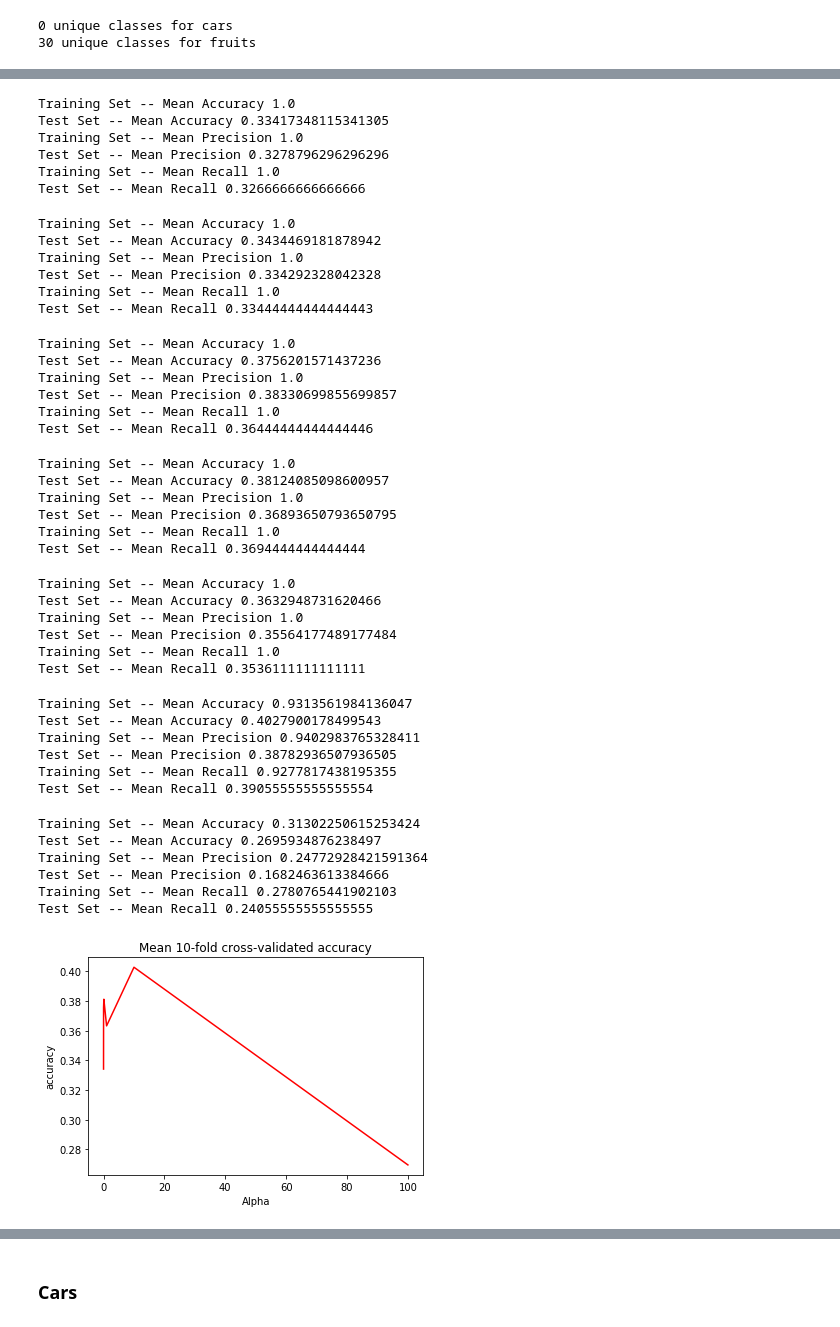
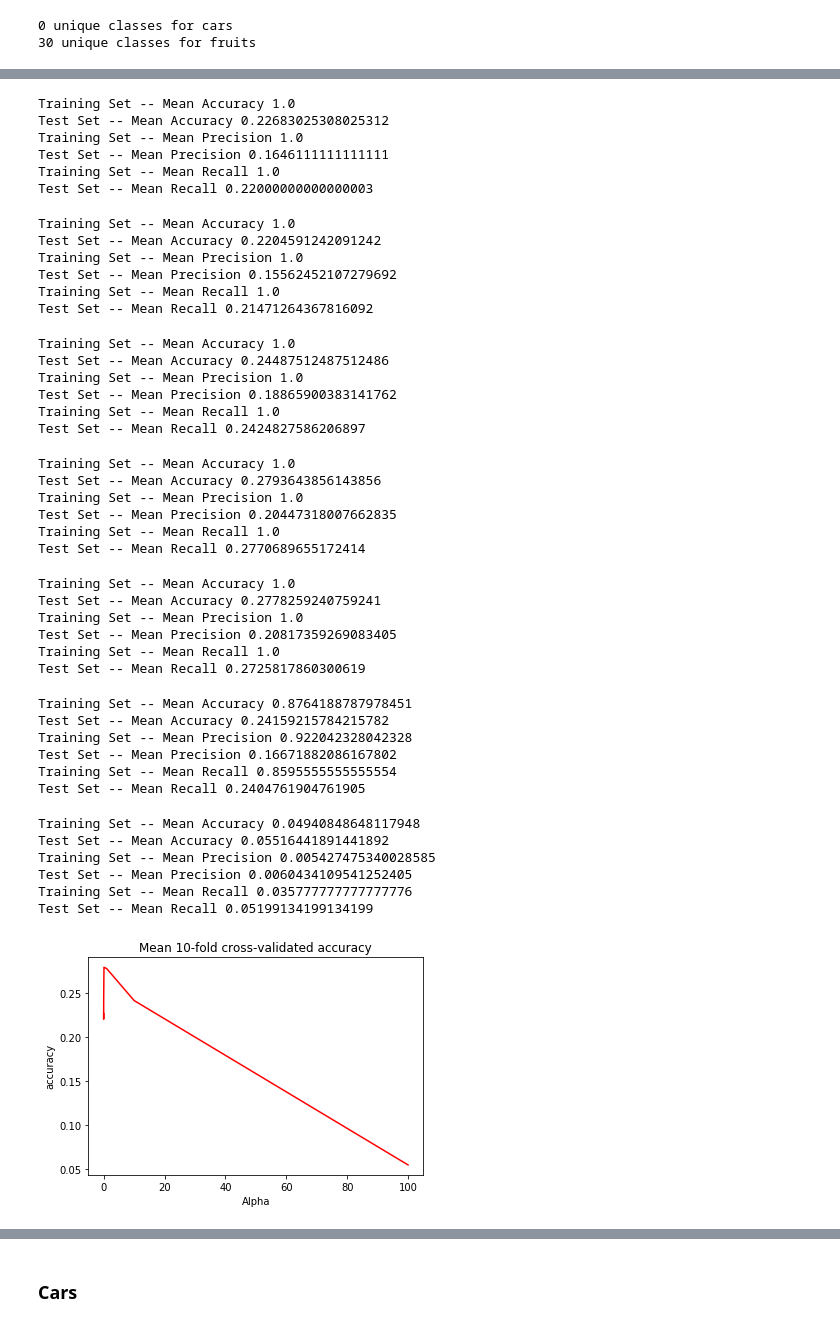
Before and after one commit to freecraver/ML-fun, a Jupyter notebook: deep_learning/Bag-of-Visual-Words-Python-master/bagofwordswilmamathias.ipynb, the cells around one changed output, grey strips where cells are left out. Saved outputs shown, nothing was run; the diff lists cells and outputs as text; code cells hidden in the pictures.

Commit message:
fixed test evaluation

```diff
--- a/deep_learning/Bag-of-Visual-Words-Python-master/bagofwordswilmamathias.ipynb
+++ b/deep_learning/Bag-of-Visual-Words-Python-master/bagofwordswilmamathias.ipynb
@@ -232,10 +232,13 @@ class BOV:
         #self.testImages, self.testImageCount = self.file_helper.getFiles(self.test_path)
 
         predictions = []
+        actual_labels=[]
+        #self.testImages.sort()
         #correct_labels = []
         for word, imlist in self.testImages.items():
-            #print("processing " ,word)
+            print("processing " ,word)
             for im in imlist:
+                actual_labels.append(self.name_dict[word])
                 # print imlist[0].shape, imlist[1].shape
                 #correct_labels.append(self.name_dict_reverse[word])
                 #print(im.shape)
@@ -253,9 +256,9 @@ class BOV:
         for cl in predictions:
             predicted_labels.append(int(cl['class'][0]))
 
-        actual_labels=[]
-        for cl in self.test_cls:
-            actual_labels.append(self.name_dict[cl])
+
+        #for cl in self.test_cls:
+            #actual_labels.append(self.name_dict[cl])
         print("PREDICTED: ",predicted_labels)
         print("ACTUAL: ",actual_labels)
 
@@ -906,7 +893,7 @@ results = []
 for l in layers:
     clf = MLPClassifier(solver='lbfgs', alpha=1,hidden_layer_sizes=(l,), random_state=1)
     scoring = {'acc': 'accuracy','prec': 'precision_macro','rec': 'recall_macro'}
-    scores = cross_validate(clf, histogramLabels[0], histogramLabels[1], cv=10, scoring=scoring,return_train_score=True)
+    scores = cross_validate(clf, histogramLabels[0], histogramLabels[1], cv=5, scoring=scoring,return_train_score=True)
     print("Training Set --", "Mean Accuracy", scores['train_acc'].mean())
     print("Test Set --", "Mean Accuracy", scores['test_acc'].mean())
     print("Training Set --", "Mean Precision", scores['train_prec'].mean())
@@ -1000,64 +987,64 @@ results = []
 for a in alphas:
     clf = MLPClassifier(solver='lbfgs', alpha=a,hidden_layer_sizes=(100,), random_state=1)
     scoring = {'acc': 'accuracy','prec': 'precision_macro','rec': 'recall_macro'}
-    scores = cross_validate(clf, histogramLabels[0], histogramLabels[1], cv=10, scoring=scoring,return_train_score=True)
+    scores = cross_validate(clf, histogramLabels[0], histogramLabels[1], cv=5, scoring=scoring,return_train_score=True)
     print("Training Set --", "Mean Accuracy", scores['train_acc'].mean())
     print("Test Set --", "Mean Accuracy", scores['test_acc'].mean())
     print("Training Set --", "Mean Precision", scores['train_prec'].mean())
     print("Test Set --", "Mean Precision", scores['test_prec'].mean())
     print("Training Set --", "Mean Recall", scores['train_rec'].mean())
     print("Test Set --", "Mean Recall", scores['test_rec'].mean())
     results.append(scores['test_acc'].mean())
 
 plt.plot(alphas, results, "r", label="Test Accuracy")
 plt.ylabel("accuracy")
 plt.xlabel("Alpha")
 plt.title("Mean 10-fold cross-validated accuracy")
 plt.show()
 # %% [output]
 Training Set -- Mean Accuracy 1.0
-Test Set -- Mean Accuracy 0.33417348115341305
+Test Set -- Mean Accuracy 0.22683025308025312
 Training Set -- Mean Precision 1.0
-Test Set -- Mean Precision 0.3278796296296296
+Test Set -- Mean Precision 0.1646111111111111
 Training Set -- Mean Recall 1.0
-Test Set -- Mean Recall 0.3266666666666666
+Test Set -- Mean Recall 0.22000000000000003
 Training Set -- Mean Accuracy 1.0
-Test Set -- Mean Accuracy 0.3434469181878942
+Test Set -- Mean Accuracy 0.2204591242091242
 Training Set -- Mean Precision 1.0
-Test Set -- Mean Precision 0.334292328042328
+Test Set -- Mean Precision 0.15562452107279692
 Training Set -- Mean Recall 1.0
-Test Set -- Mean Recall 0.33444444444444443
+Test Set -- Mean Recall 0.21471264367816092
 Training Set -- Mean Accuracy 1.0
-Test Set -- Mean Accuracy 0.3756201571437236
+Test Set -- Mean Accuracy 0.24487512487512486
 Training Set -- Mean Precision 1.0
-Test Set -- Mean Precision 0.38330699855699857
+Test Set -- Mean Precision 0.18865900383141762
 Training Set -- Mean Recall 1.0
-Test Set -- Mean Recall 0.36444444444444446
+Test Set -- Mean Recall 0.2424827586206897
 Training Set -- Mean Accuracy 1.0
-Test Set -- Mean Accuracy 0.38124085098600957
+Test Set -- Mean Accuracy 0.2793643856143856
 Training Set -- Mean Precision 1.0
-Test Set -- Mean Precision 0.36893650793650795
+Test Set -- Mean Precision 0.20447318007662835
 Training Set -- Mean Recall 1.0
-Test Set -- Mean Recall 0.3694444444444444
+Test Set -- Mean Recall 0.2770689655172414
 Training Set -- Mean Accuracy 1.0
-Test Set -- Mean Accuracy 0.3632948731620466
+Test Set -- Mean Accuracy 0.2778259240759241
 Training Set -- Mean Precision 1.0
-Test Set -- Mean Precision 0.35564177489177484
+Test Set -- Mean Precision 0.20817359269083405
 Training Set -- Mean Recall 1.0
-Test Set -- Mean Recall 0.3536111111111111
+Test Set -- Mean Recall 0.2725817860300619
-Training Set -- Mean Accuracy 0.9313561984136047
-Test Set -- Mean Accuracy 0.4027900178499543
-Training Set -- Mean Precision 0.9402983765328411
-Test Set -- Mean Precision 0.38782936507936505
-Training Set -- Mean Recall 0.9277817438195355
-Test Set -- Mean Recall 0.39055555555555554
+Training Set -- Mean Accuracy 0.8764188787978451
+Test Set -- Mean Accuracy 0.24159215784215782
+Training Set -- Mean Precision 0.922042328042328
+Test Set -- Mean Precision 0.16671882086167802
+Training Set -- Mean Recall 0.8595555555555554
+Test Set -- Mean Recall 0.2404761904761905
-Training Set -- Mean Accuracy 0.31302250615253424
-Test Set -- Mean Accuracy 0.2695934876238497
-Training Set -- Mean Precision 0.24772928421591364
-Test Set -- Mean Precision 0.1682463613384666
-Training Set -- Mean Recall 0.2780765441902103
-Test Set -- Mean Recall 0.24055555555555555
+Training Set -- Mean Accuracy 0.04940848648117948
+Test Set -- Mean Accuracy 0.05516441891441892
+Training Set -- Mean Precision 0.005427475340028585
+Test Set -- Mean Precision 0.0060434109541252405
+Training Set -- Mean Recall 0.035777777777777776
+Test Set -- Mean Recall 0.05199134199134199
-[figure, old version]
+[figure, new version]
 # %%
 ret=fruits.testModel()
 print(ret)
```
Also changed, not shown: parts of 12 cells of this notebook.
